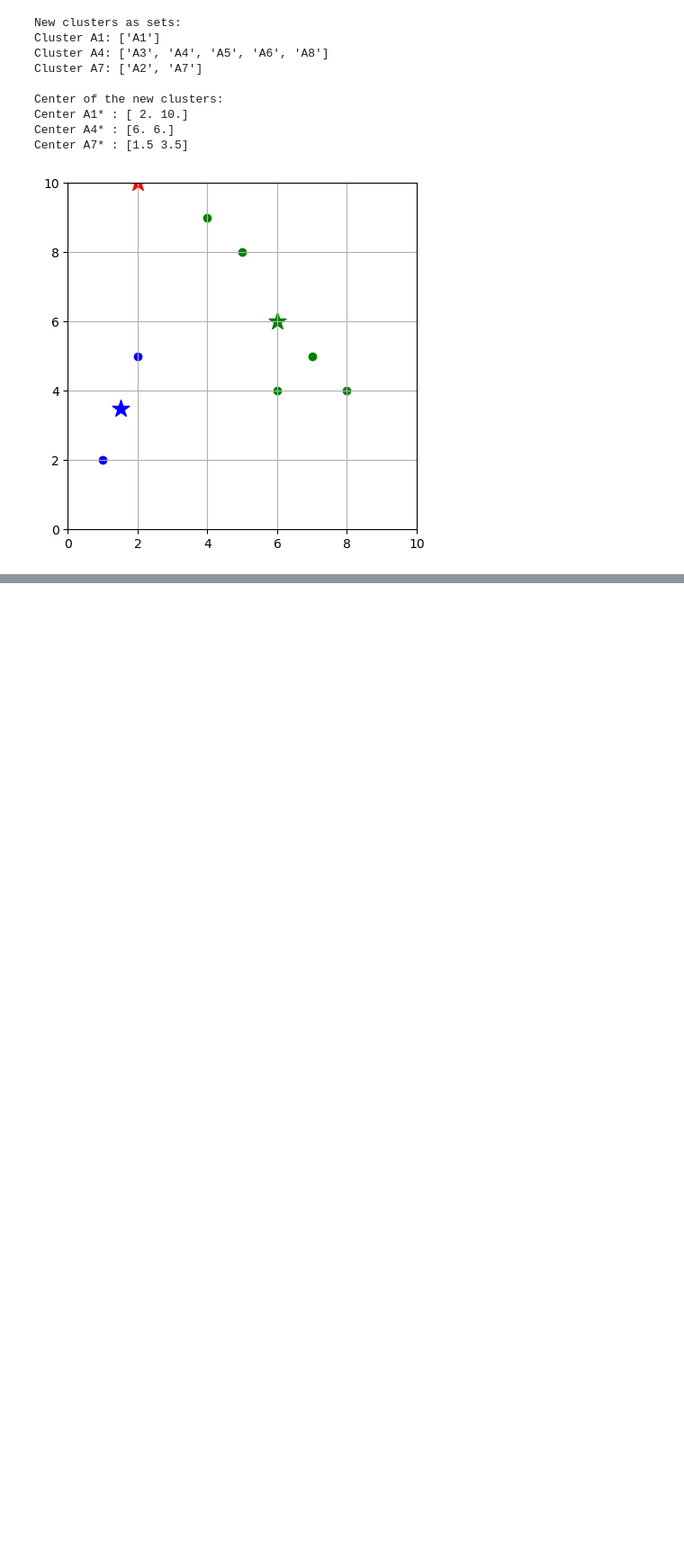
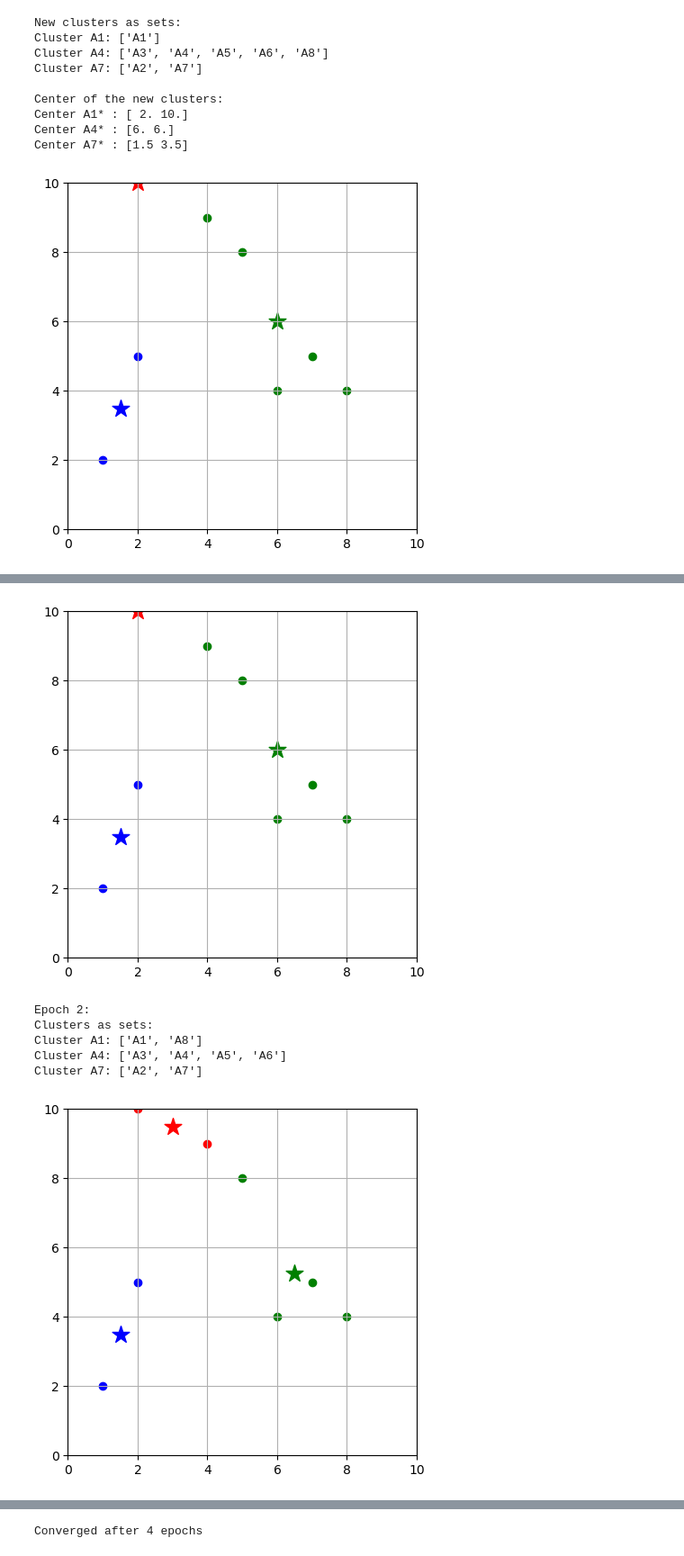
Before and after one commit to ebi2kh/clustering-exercise-, a Jupyter notebook: question_one.ipynb, the cells around one changed output, grey strips where cells are left out. Shown: that part at 90% size. Drawn from its saved outputs; the diff is of its cells as text; code cells hidden in the pictures; blank space fills up the shorter version.

```diff
--- a/question_one.ipynb
+++ b/question_one.ipynb
@@ -141,0 +154,72 @@ Center A7* : [1.5 3.5]
+# %%
+import numpy as np
+import matplotlib.pyplot as plt
+
+# Define the data points
+A1 = np.array([2,10])
+A2 = np.array([2,5])
+A3 = np.array([8,4])
+A4 = np.array([5,8])
+A5 = np.array([7,5])
+A6 = np.array([6,4])
+A7 = np.array([1,2])
+A8 = np.array([4,9])
+
+# Initial centroids
+centroids = { 'A1': A1, 'A4': A4, 'A7': A7 }
+
+# All points
+points = { 'A1': A1, 'A2': A2, 'A3': A3, 'A4': A4, 'A5': A5, 'A6': A6, 'A7': A7, 'A8': A8 }
+
+# Function to calculate Euclidean distance
+def euclidean_distance(a, b):
+    return np.sqrt(np.sum((a - b) ** 2))
+
+# Function to plot clusters
+def plot_clusters(clusters, centroids):
+    colors = ['r', 'g', 'b']
+    plt.figure(figsize=(5,5))
+    plt.xlim(0, 10)
+    plt.ylim(0, 10)
+    for color, (centroid, cluster_points) in zip(colors, clusters.items()):
+        plt.scatter(*zip(*[points[point] for point in cluster_points]), c=color)
+        plt.scatter(*centroids[centroid], c=color, marker='*', s=200)  # plot new centers with a star
+    plt.grid(True)
+    plt.show()
+
+# K-means algorithm
+def k_means(points, centroids):
+    epoch = 0
+    while True:
+        epoch += 1
+        # Assignment step
+        clusters = { 'A1': [], 'A4': [], 'A7': [] }
+        for point_name, point in points.items():
+            distances = { centroid: euclidean_distance(point, center) for centroid, center in centroids.items() }
+            closest_centroid = min(distances, key=distances.get)
+            clusters[closest_centroid].append(point_name)
+
+        # Update step
+        new_centroids = centroids.copy()
+        for centroid, cluster_points in clusters.items():
+            if cluster_points:  # check if cluster is not empty
+                new_center = np.mean([points[point] for point in cluster_points], axis=0)
+                new_centroids[centroid] = new_center
+
+        # Check for convergence
+        if np.allclose(list(centroids.values()), list(new_centroids.values())):
+            break
+
+        centroids = new_centroids
+
+        # Plot clusters and print clusters as sets
+        print(f"\nEpoch {epoch}:")
+        print("Clusters as sets:")
+        for centroid, cluster_points in clusters.items():
+            print(f"Cluster {centroid}: {cluster_points}")
+        plot_clusters(clusters, centroids)
+
+    print(f"\nConverged after {epoch} epochs")
+
+k_means(points, centroids)
+# %% [output]
@@ -141,0 +231,7 @@ Center A7* : [1.5 3.5]
+[figure, added]
+Epoch 2:
+Clusters as sets:
+Cluster A1: ['A1', 'A8']
+Cluster A4: ['A3', 'A4', 'A5', 'A6']
+Cluster A7: ['A2', 'A7']
+[figure, added]
@@ -141,0 +244 @@ Center A7* : [1.5 3.5]
+Converged after 4 epochs
```
Also changed, not shown: parts of 3 cells of this notebook.
